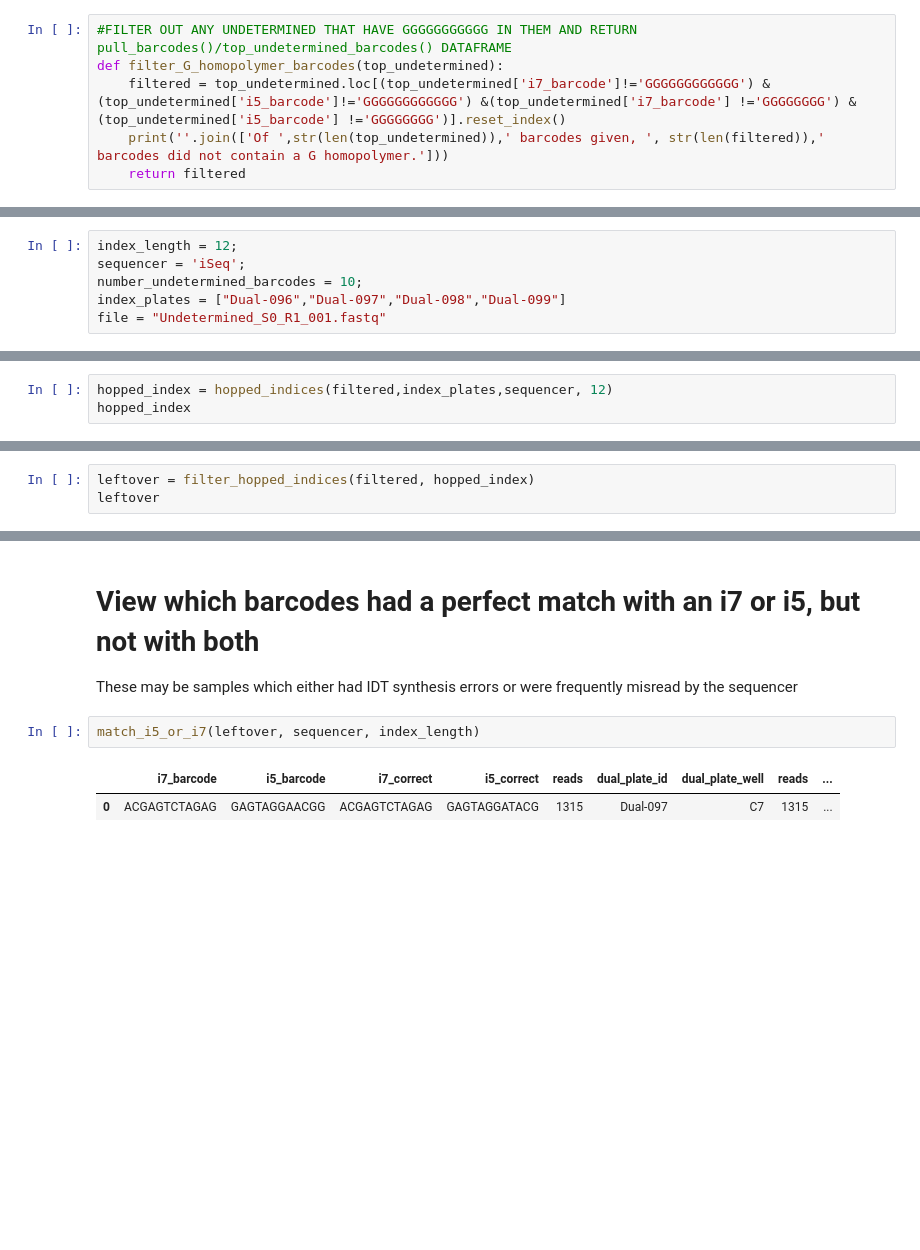
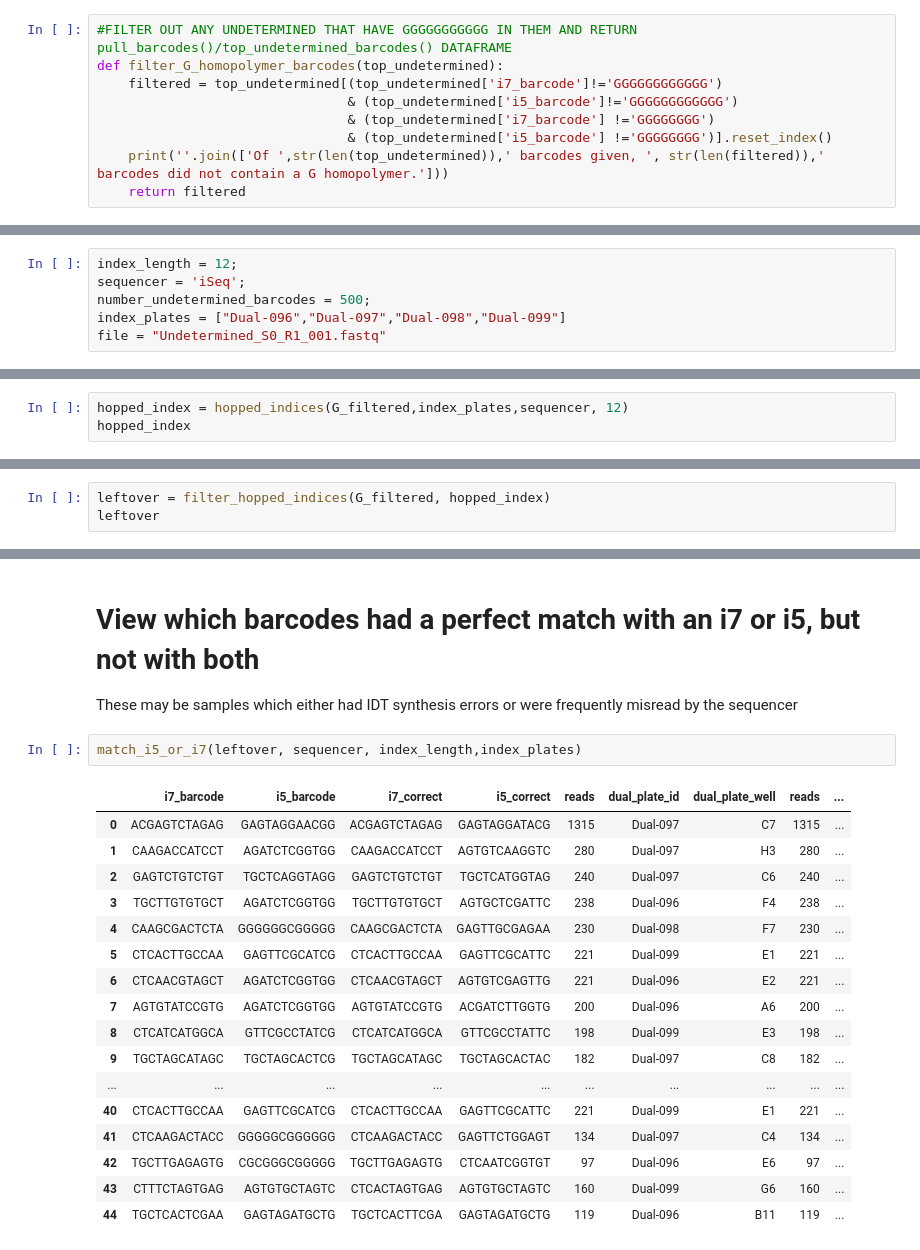
Before and after one commit to czbiohub/specialops, a Jupyter notebook: Barcode_Hopping/Processing_Undetermined_Script.ipynb, the cells around one changed output, grey strips where cells are left out. Saved outputs shown, nothing was run; the diff lists cells and outputs as text; blank space fills up the shorter version.

Commit message:
updating undetermined script

```diff
--- a/Barcode_Hopping/Processing_Undetermined_Script.ipynb
+++ b/Barcode_Hopping/Processing_Undetermined_Script.ipynb
@@ -280,6 +516,9 @@ def top_undetermined_barcodes(undetermined_barcodes_df, num_top_barcodes):
 # %%
 #FILTER OUT ANY UNDETERMINED THAT HAVE GGGGGGGGGGG IN THEM AND RETURN pull_barcodes()/top_undetermined_barcodes() DATAFRAME
 def filter_G_homopolymer_barcodes(top_undetermined):
-    filtered = top_undetermined.loc[(top_undetermined['i7_barcode']!='GGGGGGGGGGGG') & (top_undetermined['i5_barcode']!='GGGGGGGGGGGG') &(top_undetermined['i7_barcode'] !='GGGGGGGG') & (top_undetermined['i5_barcode'] !='GGGGGGGG')].reset_index()
+    filtered = top_undetermined[(top_undetermined['i7_barcode']!='GGGGGGGGGGGG')
+                                & (top_undetermined['i5_barcode']!='GGGGGGGGGGGG')
+                                & (top_undetermined['i7_barcode'] !='GGGGGGGG')
+                                & (top_undetermined['i5_barcode'] !='GGGGGGGG')].reset_index()
     print(''.join(['Of ',str(len(top_undetermined)),' barcodes given, ', str(len(filtered)),' barcodes did not contain a G homopolymer.']))
     return filtered
@@ -693,7 +670,7 @@ def match_i5_or_i7(leftover_indices,sequencer,index_length):
 # %%
 index_length = 12;
 sequencer = 'iSeq';
-number_undetermined_barcodes = 10;
+number_undetermined_barcodes = 500;
 index_plates = ["Dual-096","Dual-097","Dual-098","Dual-099"]
 file = "Undetermined_S0_R1_001.fastq"
 # %% [markdown]
@@ -751,7 +760,7 @@ Of 3 barcodes given, 3 barcodes did not match a TruSeq Dual-Unique Index.
 # View which barcodes had potential index hopping
 This suggest index hopping - does not include index hopping across plates not used on your library preparation run
 # %%
-hopped_index = hopped_indices(filtered,index_plates,sequencer, 12)
+hopped_index = hopped_indices(G_filtered,index_plates,sequencer, 12)
 hopped_index
 # %% [output]
 You have 2 hopped indices
@@ -762,7 +771,7 @@ You have 2 hopped indices
 # Filter which barcodes which were not index hopping cases, or G homopolymers
 These may be samples which either had IDT synthesis errors or were frequently misread by the sequencer
 # %%
-leftover = filter_hopped_indices(filtered, hopped_index)
+leftover = filter_hopped_indices(G_filtered, hopped_index)
 leftover
 # %% [output]
 |  | i7_barcode | i5_barcode | reads |
@@ -771,7 +795,22 @@ leftover
 # View which barcodes had a perfect match with an i7 or i5, but not with both
 These may be samples which either had IDT synthesis errors or were frequently misread by the sequencer
 # %%
-match_i5_or_i7(leftover, sequencer, index_length)
+match_i5_or_i7(leftover, sequencer, index_length,index_plates)
 # %% [output]
 |  | i7_barcode | i5_barcode | i7_correct | i5_correct | reads | dual_plate_id | dual_plate_well | reads | ... |
 | 0 | ACGAGTCTAGAG | GAGTAGGAACGG | ACGAGTCTAGAG | GAGTAGGATACG | 1315 | Dual-097 | C7 | 1315 | ... |
+| 1 | CAAGACCATCCT | AGATCTCGGTGG | CAAGACCATCCT | AGTGTCAAGGTC | 280 | Dual-097 | H3 | 280 | ... |
+| 2 | GAGTCTGTCTGT | TGCTCAGGTAGG | GAGTCTGTCTGT | TGCTCATGGTAG | 240 | Dual-097 | C6 | 240 | ... |
+| 3 | TGCTTGTGTGCT | AGATCTCGGTGG | TGCTTGTGTGCT | AGTGCTCGATTC | 238 | Dual-096 | F4 | 238 | ... |
+| 4 | CAAGCGACTCTA | GGGGGGCGGGGG | CAAGCGACTCTA | GAGTTGCGAGAA | 230 | Dual-098 | F7 | 230 | ... |
+| 5 | CTCACTTGCCAA | GAGTTCGCATCG | CTCACTTGCCAA | GAGTTCGCATTC | 221 | Dual-099 | E1 | 221 | ... |
+| 6 | CTCAACGTAGCT | AGATCTCGGTGG | CTCAACGTAGCT | AGTGTCGAGTTG | 221 | Dual-096 | E2 | 221 | ... |
+| 7 | AGTGTATCCGTG | AGATCTCGGTGG | AGTGTATCCGTG | ACGATCTTGGTG | 200 | Dual-096 | A6 | 200 | ... |
+| 8 | CTCATCATGGCA | GTTCGCCTATCG | CTCATCATGGCA | GTTCGCCTATTC | 198 | Dual-099 | E3 | 198 | ... |
+| 9 | TGCTAGCATAGC | TGCTAGCACTCG | TGCTAGCATAGC | TGCTAGCACTAC | 182 | Dual-097 | C8 | 182 | ... |
+| ... | ... | ... | ... | ... | ... | ... | ... | ... | ... |
+| 40 | CTCACTTGCCAA | GAGTTCGCATCG | CTCACTTGCCAA | GAGTTCGCATTC | 221 | Dual-099 | E1 | 221 | ... |
+| 41 | CTCAAGACTACC | GGGGGCGGGGGG | CTCAAGACTACC | GAGTTCTGGAGT | 134 | Dual-097 | C4 | 134 | ... |
+| 42 | TGCTTGAGAGTG | CGCGGGCGGGGG | TGCTTGAGAGTG | CTCAATCGGTGT | 97 | Dual-096 | E6 | 97 | ... |
+| 43 | CTTTCTAGTGAG | AGTGTGCTAGTC | CTCACTAGTGAG | AGTGTGCTAGTC | 160 | Dual-099 | G6 | 160 | ... |
+| 44 | TGCTCACTCGAA | GAGTAGATGCTG | TGCTCACTTCGA | GAGTAGATGCTG | 119 | Dual-096 | B11 | 119 | ... |
```
Also changed, not shown: parts of 16 cells of this notebook.
